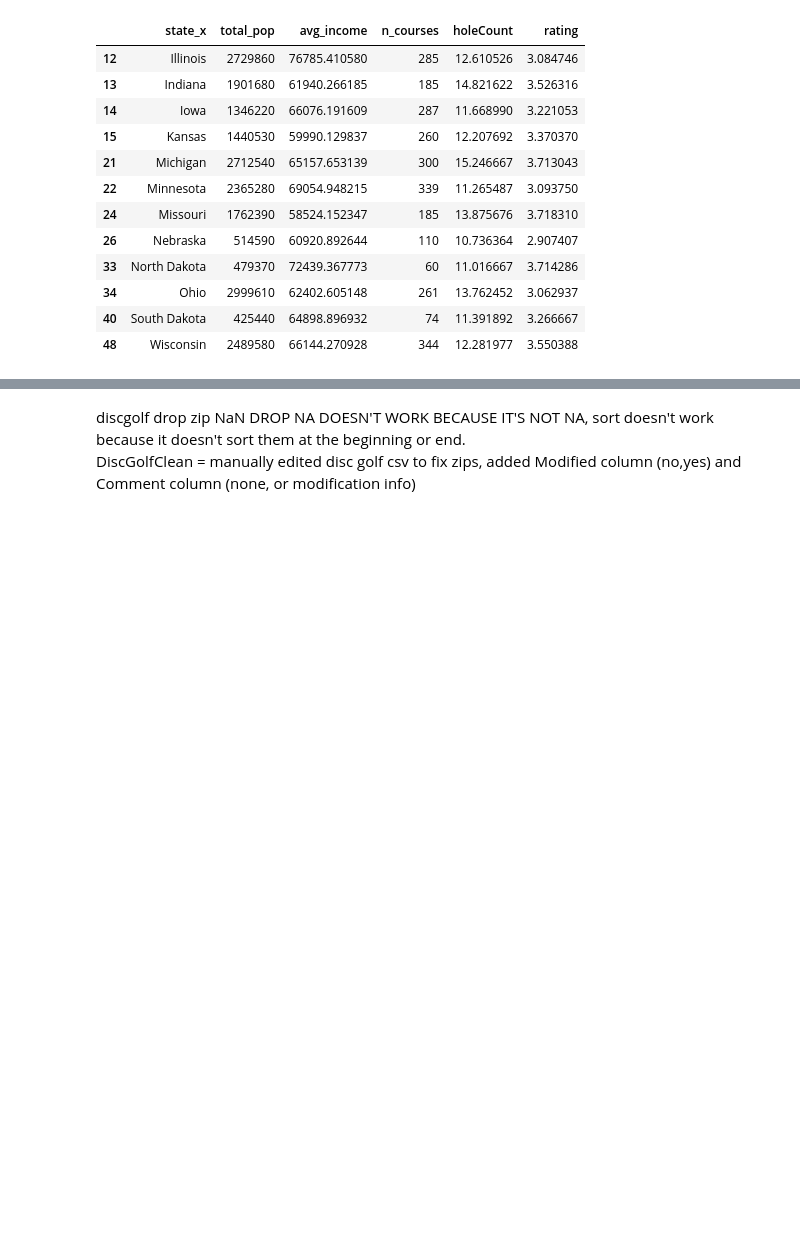
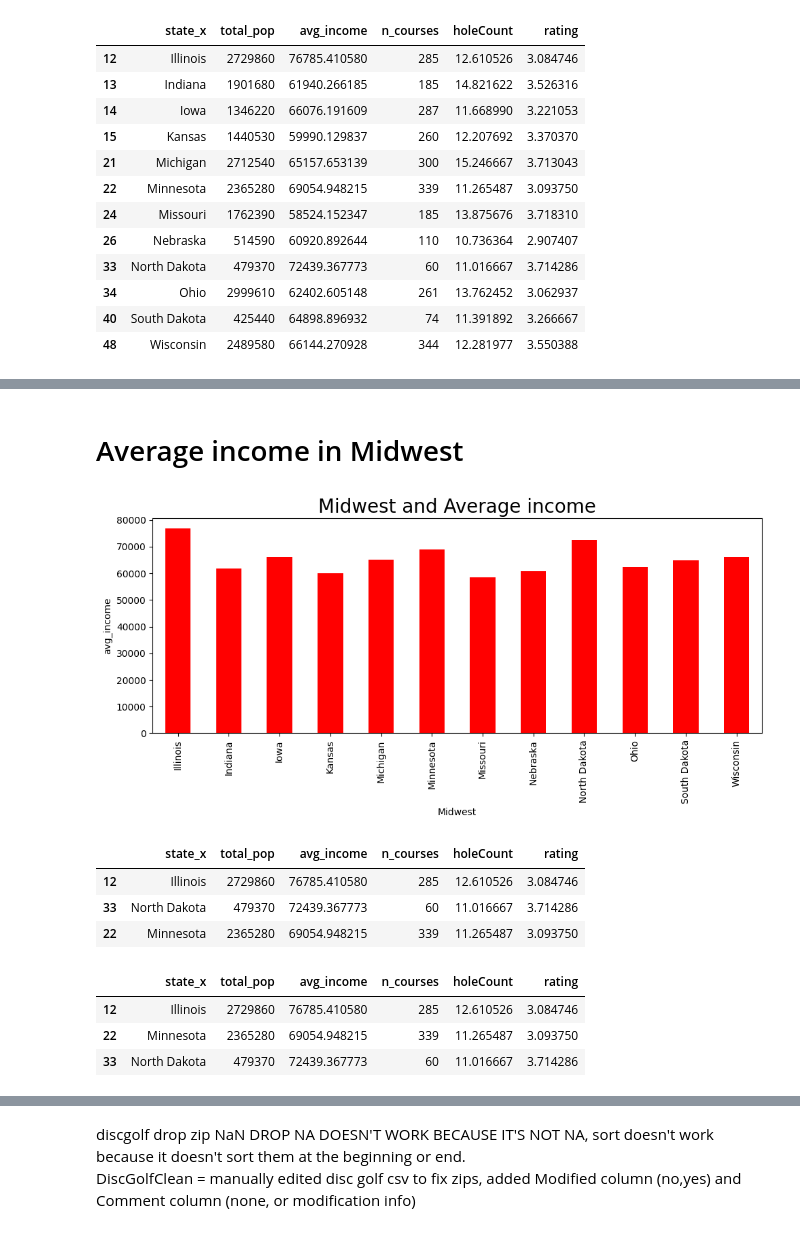
Before and after one commit to paulbrichta/Project-1, a Jupyter notebook: P1_data_analysis_R.ipynb, the cells around one changed output, grey strips where cells are left out. Cells and saved outputs as stored; diff of their text form; code cells hidden in the pictures; blank space fills up the shorter version.

```diff
--- a/P1_data_analysis_R.ipynb
+++ b/P1_data_analysis_R.ipynb
@@ -115,0 +196,32 @@ Midwest
+# %% [markdown]
+# Average income in Midwest
+# %%
+#Generate a bar plot showing Midwest and number of courses
+#midwest_numb_courses =Midwest["state_x"].value_counts()
+Midwest.plot(x="state_x",y="avg_income",kind="bar",figsize=(10,5),color="r",legend=None)
+#midwest_numb_courses.plot.bar(rot=0, x=Midwest,y= "n_courses")
+plt.xlabel("Midwest")
+plt.xticks(rotation=90)
+plt.ylabel("avg_income")
+plt.title("Midwest and Average income",fontsize = 20)
+plt.tight_layout()
+plt.show()
+# %% [output]
+[figure, added]
+# %%
+# Sort the highest and display the top 3 rows.
+top_ave_income=Midwest.sort_values("avg_income",ascending = False)
+top_ave_income.head(3)
+# %% [output]
+|  | state_x | total_pop | avg_income | n_courses | holeCount | rating |
+| 12 | Illinois | 2729860 | 76785.410580 | 285 | 12.610526 | 3.084746 |
+| 33 | North Dakota | 479370 | 72439.367773 | 60 | 11.016667 | 3.714286 |
+| 22 | Minnesota | 2365280 | 69054.948215 | 339 | 11.265487 | 3.093750 |
+# %%
+top_ave = Midwest.loc[(Midwest["state_x"]=="Illinois")|(Midwest["state_x"]=="North Dakota")|(Midwest["state_x"]=="Minnesota")]
+top_ave
+# %% [output]
+|  | state_x | total_pop | avg_income | n_courses | holeCount | rating |
+| 12 | Illinois | 2729860 | 76785.410580 | 285 | 12.610526 | 3.084746 |
+| 22 | Minnesota | 2365280 | 69054.948215 | 339 | 11.265487 | 3.093750 |
+| 33 | North Dakota | 479370 | 72439.367773 | 60 | 11.016667 | 3.714286 |
```
Also changed, not shown: parts of 19 cells of this notebook.
